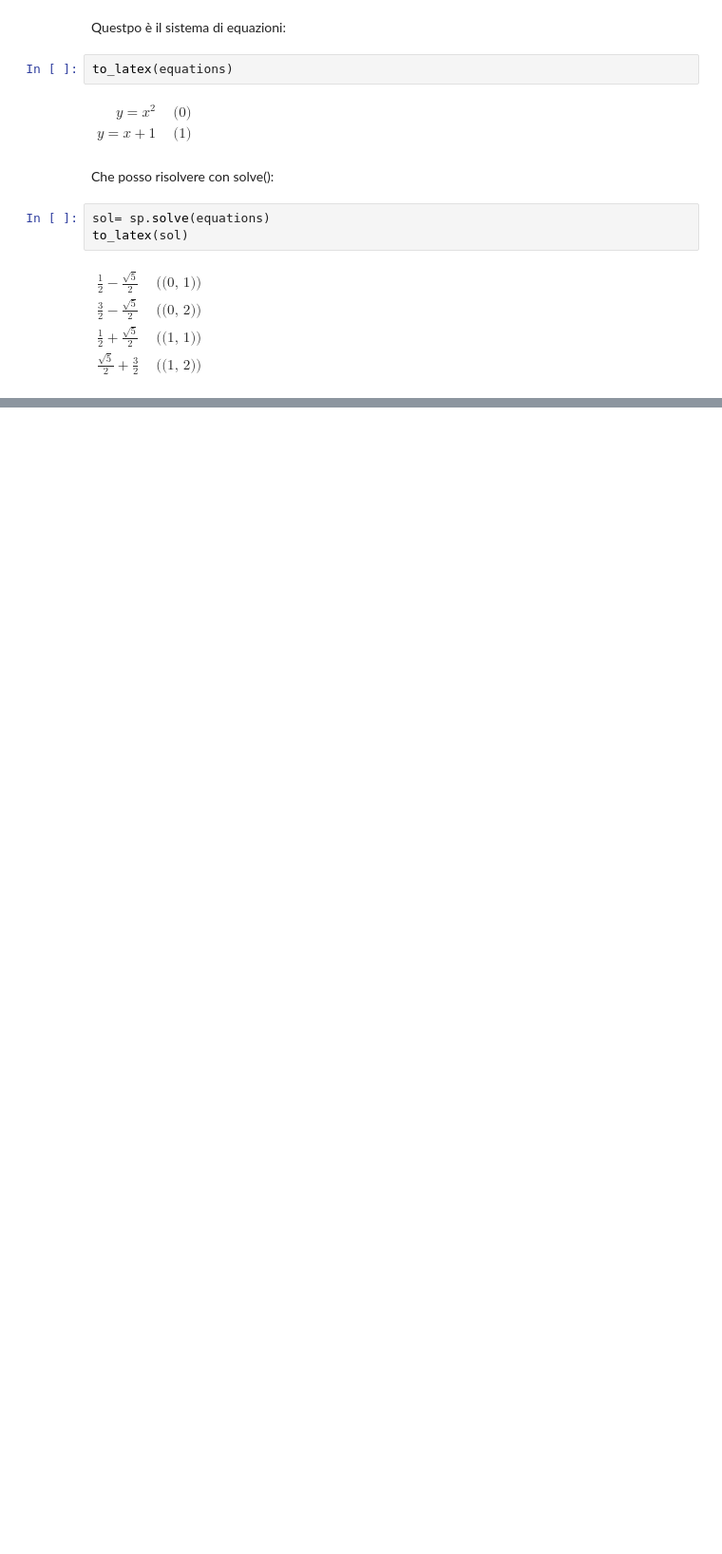
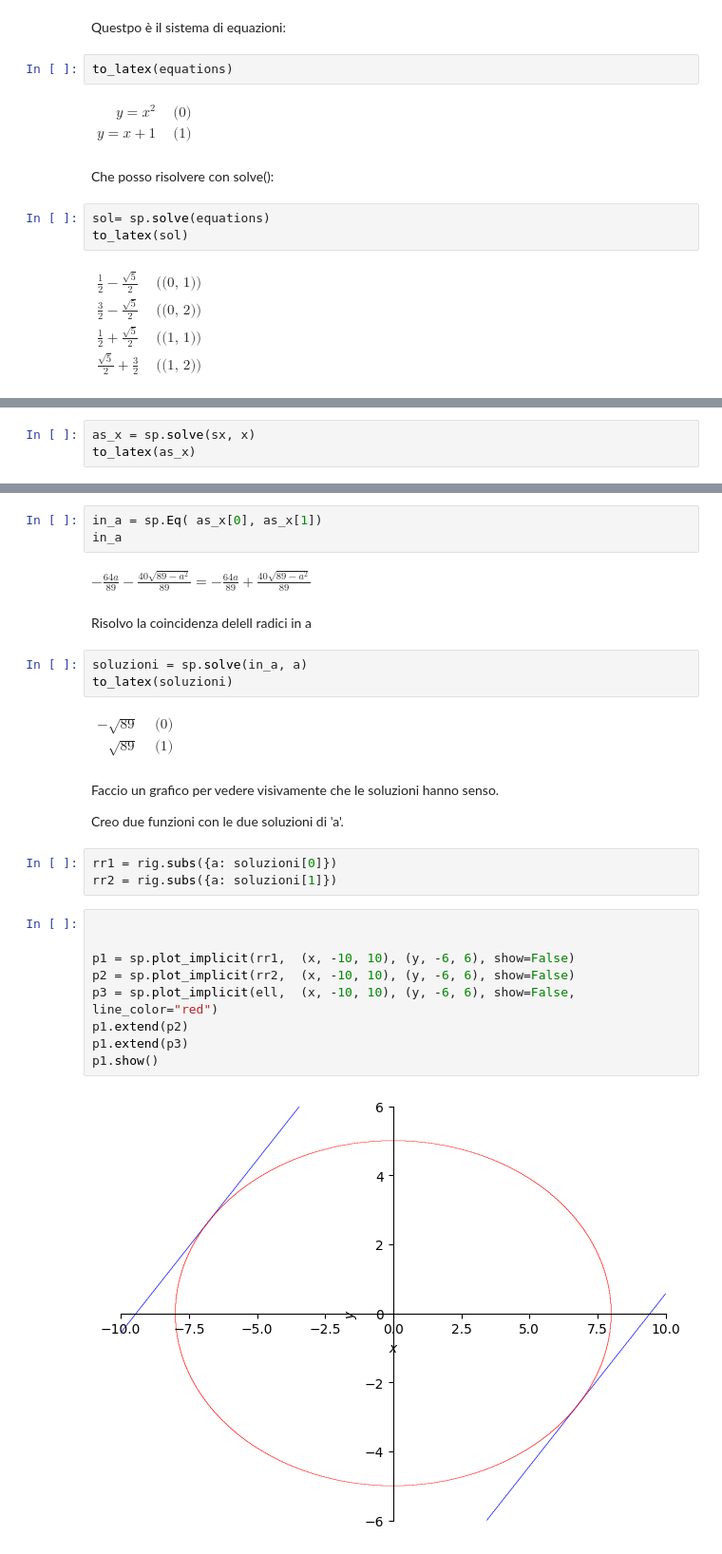
Before and after one commit to l3nz/studio_funzioni, a Jupyter notebook: Studio.ipynb, the cells around one changed output, grey strips where cells are left out. Shown at 95% size. Drawn from its saved outputs; the diff is of its cells as text; blank space fills up the shorter version.

```diff
--- a/Studio.ipynb
+++ b/Studio.ipynb
@@ -129,0 +258,3 @@ $\displaystyle \begin{align}
+# %%
+as_x = sp.solve(sx, x)
+to_latex(as_x)
@@ -129,0 +268,33 @@ $\displaystyle \begin{align}
+# %%
+in_a = sp.Eq( as_x[0], as_x[1])
+in_a
+# %% [output]
+$\displaystyle - \frac{64 a}{89} - \frac{40 \sqrt{89 - a^{2}}}{89} = - \frac{64 a}{89} + \frac{40 \sqrt{89 - a^{2}}}{89}$
+# %% [markdown]
+Risolvo la coincidenza delell radici in a
+# %%
+soluzioni = sp.solve(in_a, a)
+to_latex(soluzioni)
+# %% [output]
+$\displaystyle \begin{align}
+- \sqrt{89} \quad &\text{(0)} \\
+\sqrt{89} \quad &\text{(1)}
+\end{align}$
+# %% [markdown]
+Faccio un grafico per vedere visivamente che le soluzioni hanno senso.
+
+Creo due funzioni con le due soluzioni di 'a'.
+# %%
+rr1 = rig.subs({a: soluzioni[0]})
+rr2 = rig.subs({a: soluzioni[1]})
+# %%
+
+
+p1 = sp.plot_implicit(rr1,  (x, -10, 10), (y, -6, 6), show=False)
+p2 = sp.plot_implicit(rr2,  (x, -10, 10), (y, -6, 6), show=False)
+p3 = sp.plot_implicit(ell,  (x, -10, 10), (y, -6, 6), show=False, line_color="red")
+p1.extend(p2)
+p1.extend(p3)
+p1.show()
+# %% [output]
+[figure, added]
```
Also changed, not shown: parts of 21 cells of this notebook, 1 other file.
